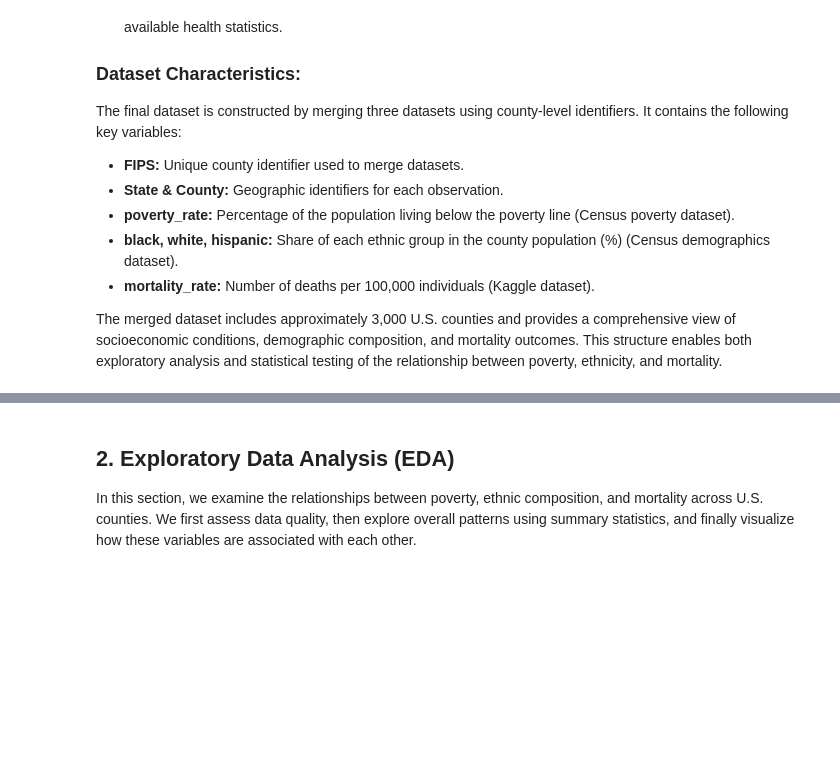
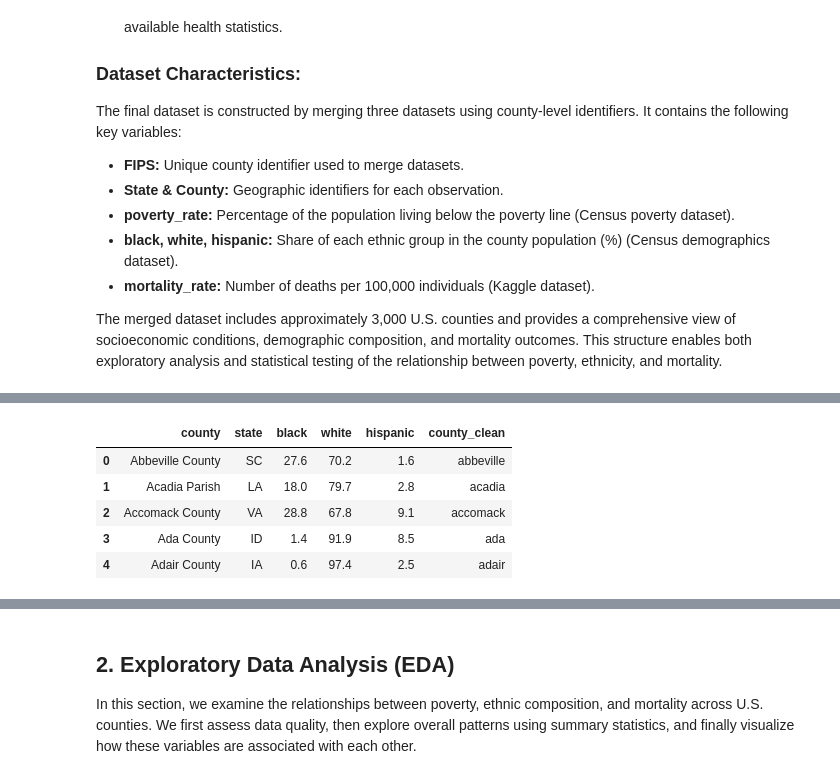
Before and after one commit to ranabetuldereli/DSA210-TermProject, a Jupyter notebook: DSA210projectrna.ipynb, the cells around one changed output, grey strips where cells are left out. Cells and saved outputs as stored; diff of their text form; code cells hidden in the pictures; blank space fills up the shorter version.

```diff
--- a/DSA210projectrna.ipynb
+++ b/DSA210projectrna.ipynb
@@ -61,6 +69,7 @@ import pandas as pd
 import re
 
 demo = pd.read_csv("datasets/demographics.csv")
+
 demo.columns = demo.columns.str.strip().str.lower()
 
 demo = demo[[
@@ -69,38 +78,40 @@ demo = demo[[
     "ethnicities.black alone",
     "ethnicities.white alone",
     "ethnicities.hispanic or latino"
 ]].copy()
 
 demo.columns = ["county", "state", "black", "white", "hispanic"]
 
 demo["black"] = pd.to_numeric(demo["black"], errors="coerce")
 demo["white"] = pd.to_numeric(demo["white"], errors="coerce")
 demo["hispanic"] = pd.to_numeric(demo["hispanic"], errors="coerce")
-
-for col in ["black", "white", "hispanic"]:
-    demo.loc[(demo[col] < 0) | (demo[col] > 100), col] = pd.NA
-
-demo = demo.dropna(subset=["black", "white", "hispanic"])
 
 demo["county"] = demo["county"].astype(str).str.strip()
 demo["state"] = demo["state"].astype(str).str.strip().str.upper()
 
 def normalize_county(x):
     x = str(x).lower().strip()
     x = re.sub(r' county$', '', x)
     x = re.sub(r' parish$', '', x)
     x = re.sub(r' borough$', '', x)
     x = re.sub(r' census area$', '', x)
     x = re.sub(r' municipality$', '', x)
     x = re.sub(r' city and borough$', '', x)
     x = re.sub(r'[^a-z ]', '', x)
     x = re.sub(r'\s+', ' ', x)
     return x
 
 demo["county_clean"] = demo["county"].apply(normalize_county)
 
 
 demo.head()
+# %% [output]
+|  | county | state | black | white | hispanic | county_clean |
+| 0 | Abbeville County | SC | 27.6 | 70.2 | 1.6 | abbeville |
+| 1 | Acadia Parish | LA | 18.0 | 79.7 | 2.8 | acadia |
+| 2 | Accomack County | VA | 28.8 | 67.8 | 9.1 | accomack |
+| 3 | Ada County | ID | 1.4 | 91.9 | 8.5 | ada |
+| 4 | Adair County | IA | 0.6 | 97.4 | 2.5 | adair |
 # %%
 import pandas as pd
 
```
Also changed, not shown: parts of 22 cells of this notebook.
